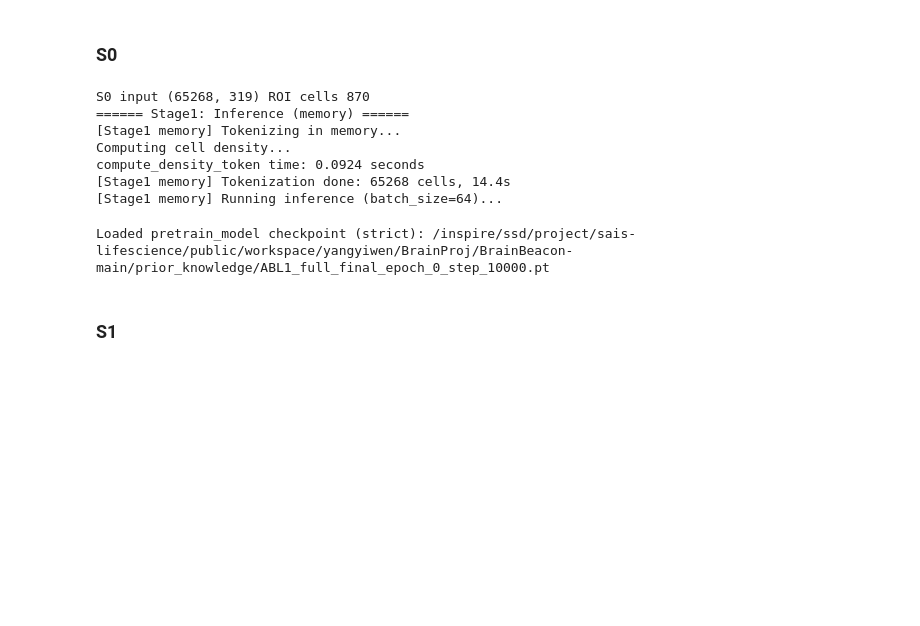
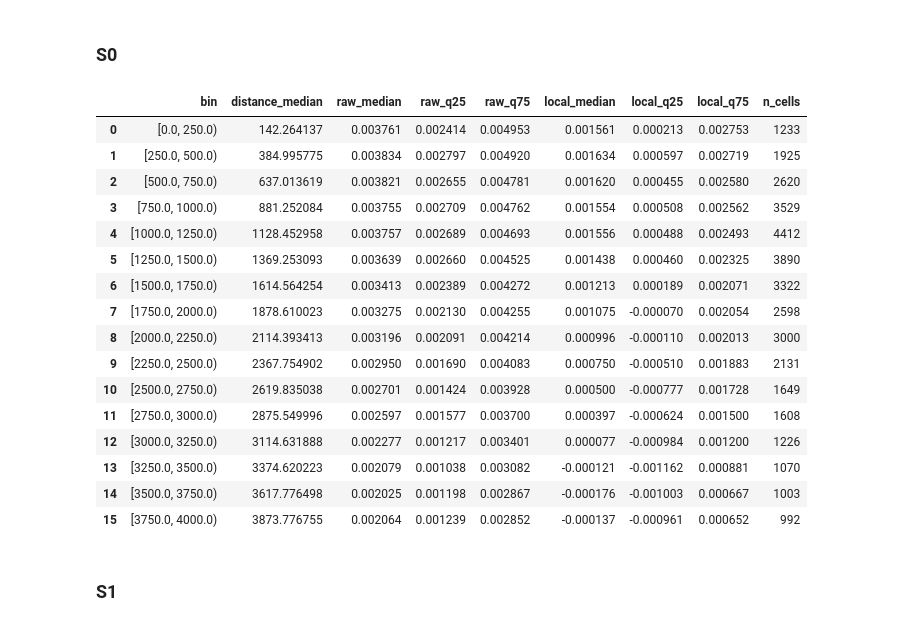
Before and after one commit to ChengmingZhang-CAS/BrainBeacon, a Jupyter notebook: docs/notebooks/05_glioma.ipynb, the cells around one changed output. Drawn from its saved outputs; the diff is of its cells as text; code cells hidden in the pictures; blank space fills up the shorter version.

Commit message:
update BrainBeacon tutorials

```diff
--- a/docs/notebooks/05_glioma.ipynb
+++ b/docs/notebooks/05_glioma.ipynb
@@ -7,17 +10,23 @@ S1 is the original GT8 geometry; S2 is BF16. The ROI search is not repeated.
 # %%
+import os
+import sys
 from pathlib import Path
-import sys, os
-ROOT = Path("/inspire/ssd/project/sais-lifescience/public/workspace/yangyiwen/BrainProj/BrainBeacon-main")
-TUTORIAL = ROOT / "tutorial"
-FRAMEWORK = TUTORIAL / "_framework/BrainBeacon"
+
+# Update this path for your local BrainBeacon checkout.
+ROOT = Path("/path/to/BrainBeacon")
+TUTORIAL = ROOT / "docs" / "notebooks"
 sys.path.insert(0, str(ROOT))
-sys.path.insert(0, str(FRAMEWORK))
+
 from brainbeacon.configs.config import DEFAULT_PATHS
-DEFAULT_PATHS.update({
-    "BASE_DIR": str(ROOT), "PRIOR_DIR": str(ROOT / "prior_knowledge"),
-    "PRETRAIN_DIR": str(ROOT / "pretrained"),
-    "GENE_DICT_PATH": str(ROOT / "prior_knowledge/gene_dict.h5ad"),
-    "GENE_LOOKUP_DIR": str(ROOT / "prior_knowledge/gene_lookup"),
-    "ESM_EMBED_PATH": str(ROOT / "prior_knowledge/esm2_embeddings_d5120.pt"),
-})
+
+DEFAULT_PATHS.update(
+    {
+        "BASE_DIR": str(ROOT),
+        "PRIOR_DIR": str(ROOT / "prior_knowledge"),
+        "PRETRAIN_DIR": str(ROOT / "pretrained"),
+        "GENE_DICT_PATH": str(ROOT / "prior_knowledge/gene_dict.h5ad"),
+        "GENE_LOOKUP_DIR": str(ROOT / "prior_knowledge/gene_lookup"),
+        "ESM_EMBED_PATH": str(ROOT / "prior_knowledge/esm2_embeddings_d5120.pt"),
+    }
+)
 # %%
@@ -130,8 +192,8 @@ stage2_config["pe_weight"] = 1.0
 TARGET_GENE = adata.var_names[adata.var["gene_symbol"].eq("PTEN")][0]
 ROI_RADIUS = 400.0
 cases = [
-    dict(display_id="S0",x=2500.,y=2000.,domain_radius=None),
-    dict(display_id="GT8",x=1800.,y=3000.,domain_radius=1600.),
-    dict(display_id="BF16",x=5900.,y=1700.,domain_radius=1200.),
+    dict(display_id="S0", x=2500.0, y=2000.0, domain_radius=None),
+    dict(display_id="GT8", x=1800.0, y=3000.0, domain_radius=1600.0),
+    dict(display_id="BF16", x=5900.0, y=1700.0, domain_radius=1200.0),
 ]
 # %% [markdown]
@@ -249,18 +403,29 @@ def distance_profile(table, case):
 # %%
 case = cases[0]
 response_s0 = fit_roi_case(case)
 profile_s0 = distance_profile(response_s0, case)
-profile_s0.to_csv(analysis_dir / case["display_id"] / "distance_summary.csv", index=False)
+profile_s0.to_csv(
+    analysis_dir / case["display_id"] / "distance_summary.csv", index=False
+)
 display(profile_s0)
 # %% [output]
-S0 input (65268, 319) ROI cells 870
-====== Stage1: Inference (memory) ======
-[Stage1 memory] Tokenizing in memory...
-Computing cell density...
-compute_density_token time: 0.0924 seconds
-[Stage1 memory] Tokenization done: 65268 cells, 14.4s
-[Stage1 memory] Running inference (batch_size=64)...
-Loaded pretrain_model checkpoint (strict): /inspire/ssd/project/sais-lifescience/public/workspace/yangyiwen/BrainProj/BrainBeacon-main/prior_knowledge/ABL1_full_final_epoch_0_step_10000.pt
+|  | bin | distance_median | raw_median | raw_q25 | raw_q75 | local_median | local_q25 | local_q75 | n_cells |
+| 0 | [0.0, 250.0) | 142.264137 | 0.003761 | 0.002414 | 0.004953 | 0.001561 | 0.000213 | 0.002753 | 1233 |
+| 1 | [250.0, 500.0) | 384.995775 | 0.003834 | 0.002797 | 0.004920 | 0.001634 | 0.000597 | 0.002719 | 1925 |
+| 2 | [500.0, 750.0) | 637.013619 | 0.003821 | 0.002655 | 0.004781 | 0.001620 | 0.000455 | 0.002580 | 2620 |
+| 3 | [750.0, 1000.0) | 881.252084 | 0.003755 | 0.002709 | 0.004762 | 0.001554 | 0.000508 | 0.002562 | 3529 |
+| 4 | [1000.0, 1250.0) | 1128.452958 | 0.003757 | 0.002689 | 0.004693 | 0.001556 | 0.000488 | 0.002493 | 4412 |
+| 5 | [1250.0, 1500.0) | 1369.253093 | 0.003639 | 0.002660 | 0.004525 | 0.001438 | 0.000460 | 0.002325 | 3890 |
+| 6 | [1500.0, 1750.0) | 1614.564254 | 0.003413 | 0.002389 | 0.004272 | 0.001213 | 0.000189 | 0.002071 | 3322 |
+| 7 | [1750.0, 2000.0) | 1878.610023 | 0.003275 | 0.002130 | 0.004255 | 0.001075 | -0.000070 | 0.002054 | 2598 |
+| 8 | [2000.0, 2250.0) | 2114.393413 | 0.003196 | 0.002091 | 0.004214 | 0.000996 | -0.000110 | 0.002013 | 3000 |
+| 9 | [2250.0, 2500.0) | 2367.754902 | 0.002950 | 0.001690 | 0.004083 | 0.000750 | -0.000510 | 0.001883 | 2131 |
+| 10 | [2500.0, 2750.0) | 2619.835038 | 0.002701 | 0.001424 | 0.003928 | 0.000500 | -0.000777 | 0.001728 | 1649 |
+| 11 | [2750.0, 3000.0) | 2875.549996 | 0.002597 | 0.001577 | 0.003700 | 0.000397 | -0.000624 | 0.001500 | 1608 |
+| 12 | [3000.0, 3250.0) | 3114.631888 | 0.002277 | 0.001217 | 0.003401 | 0.000077 | -0.000984 | 0.001200 | 1226 |
+| 13 | [3250.0, 3500.0) | 3374.620223 | 0.002079 | 0.001038 | 0.003082 | -0.000121 | -0.001162 | 0.000881 | 1070 |
+| 14 | [3500.0, 3750.0) | 3617.776498 | 0.002025 | 0.001198 | 0.002867 | -0.000176 | -0.001003 | 0.000667 | 1003 |
+| 15 | [3750.0, 4000.0) | 3873.776755 | 0.002064 | 0.001239 | 0.002852 | -0.000137 | -0.000961 | 0.000652 | 992 |
 # %% [markdown]
 ### S1
 # %%
```
Also changed, not shown: parts of 13 cells of this notebook, 9 other files.
